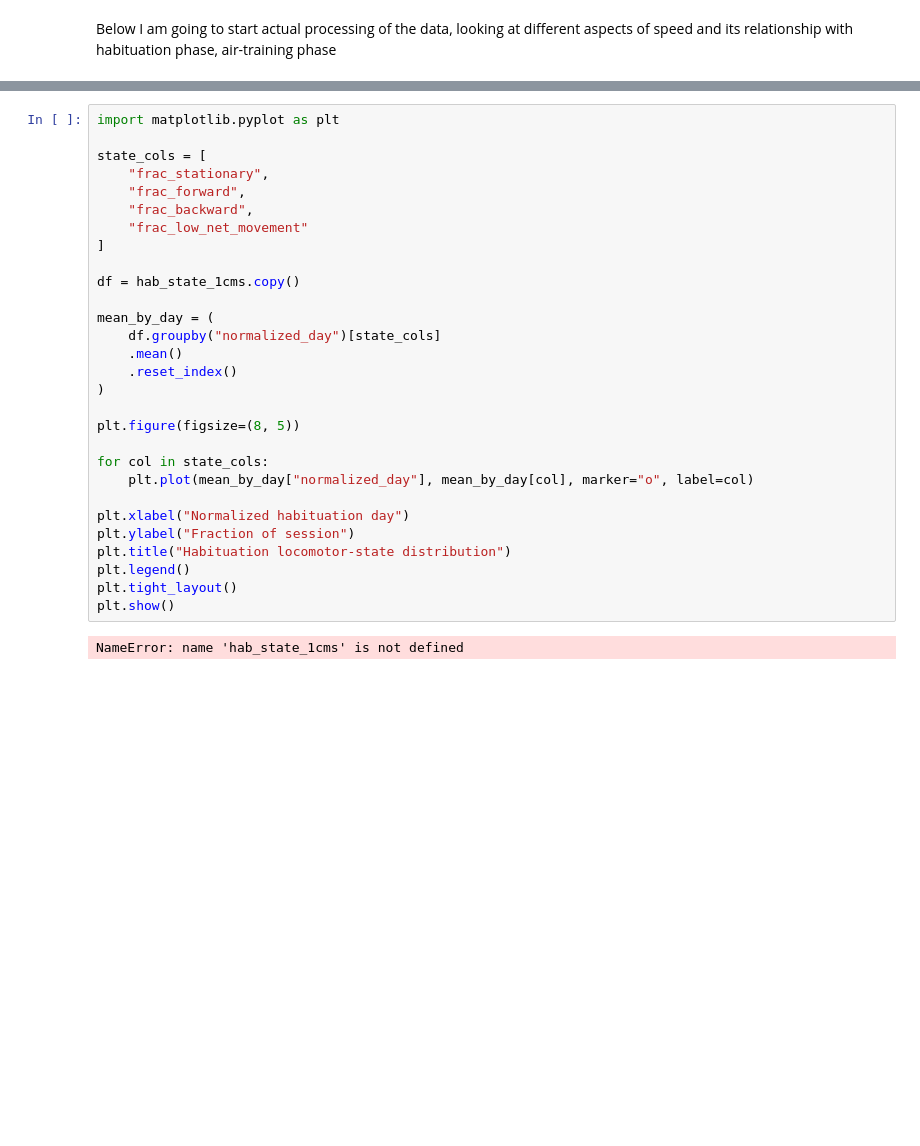
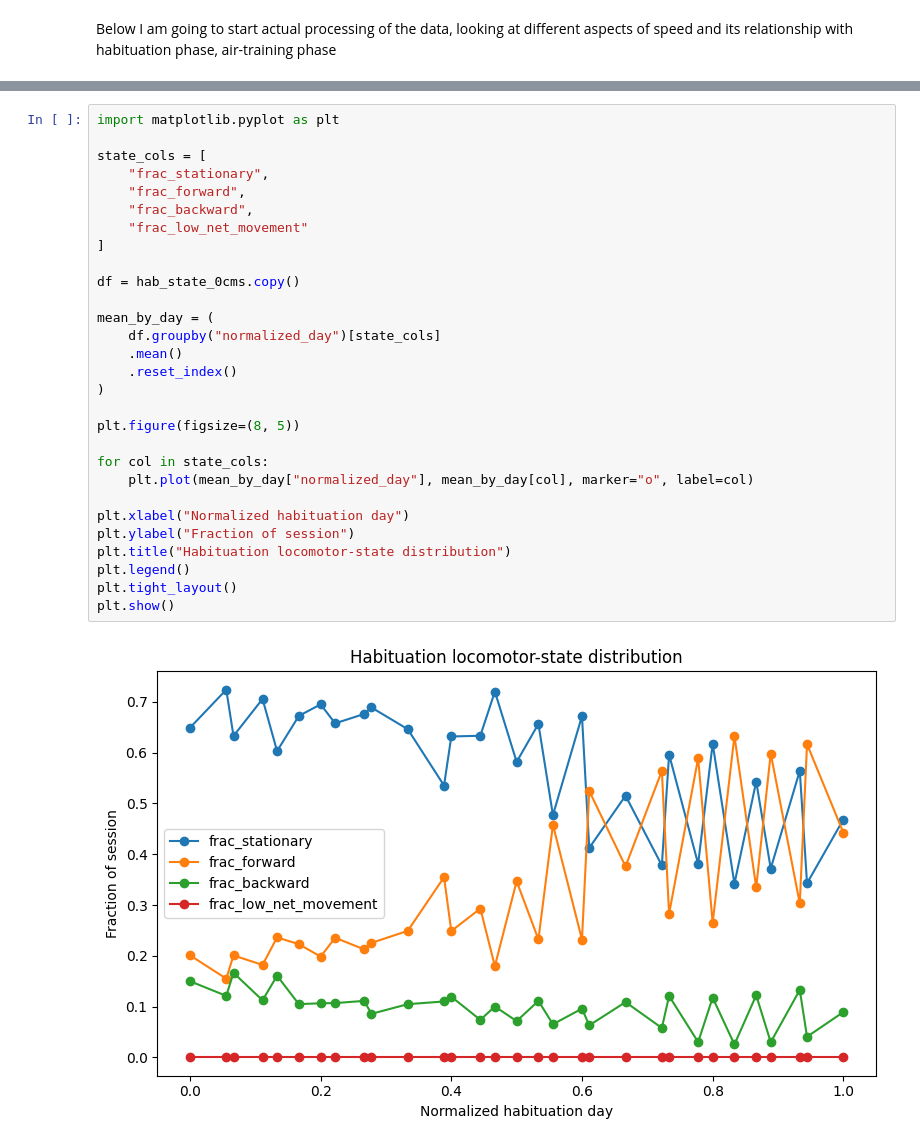
Before and after one commit to neuromomentumlab/Classical_Conditioning_Air_Wheel, a Jupyter notebook: Python/notebooks/behavioral_characterization.ipynb, the cells around one changed output, grey strips where cells are left out. Cells and saved outputs as stored; diff of their text form; blank space fills up the shorter version.

```diff
--- a/Python/notebooks/behavioral_characterization.ipynb
+++ b/Python/notebooks/behavioral_characterization.ipynb
@@ -342,34 +351,34 @@ Computed locomotor states: 8093000 valid samples
 # %%
 import matplotlib.pyplot as plt
 
 state_cols = [
     "frac_stationary",
     "frac_forward",
     "frac_backward",
     "frac_low_net_movement"
 ]
 
-df = hab_state_1cms.copy()
+df = hab_state_0cms.copy()
 
 mean_by_day = (
     df.groupby("normalized_day")[state_cols]
     .mean()
     .reset_index()
 )
 
 plt.figure(figsize=(8, 5))
 
 for col in state_cols:
     plt.plot(mean_by_day["normalized_day"], mean_by_day[col], marker="o", label=col)
 
 plt.xlabel("Normalized habituation day")
 plt.ylabel("Fraction of session")
 plt.title("Habituation locomotor-state distribution")
 plt.legend()
 plt.tight_layout()
 plt.show()
 # %% [output]
-NameError: name 'hab_state_1cms' is not defined
+[figure, added]
 # %%
 import statsmodels.formula.api as smf
 
```
Also changed, not shown: parts of 14 cells of this notebook, 2 other files.
